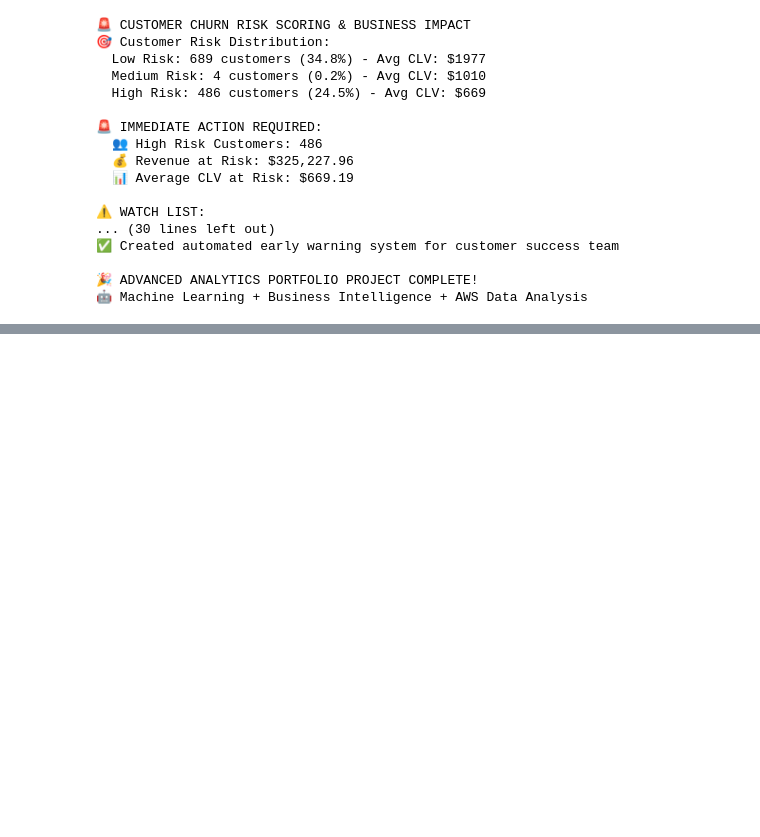
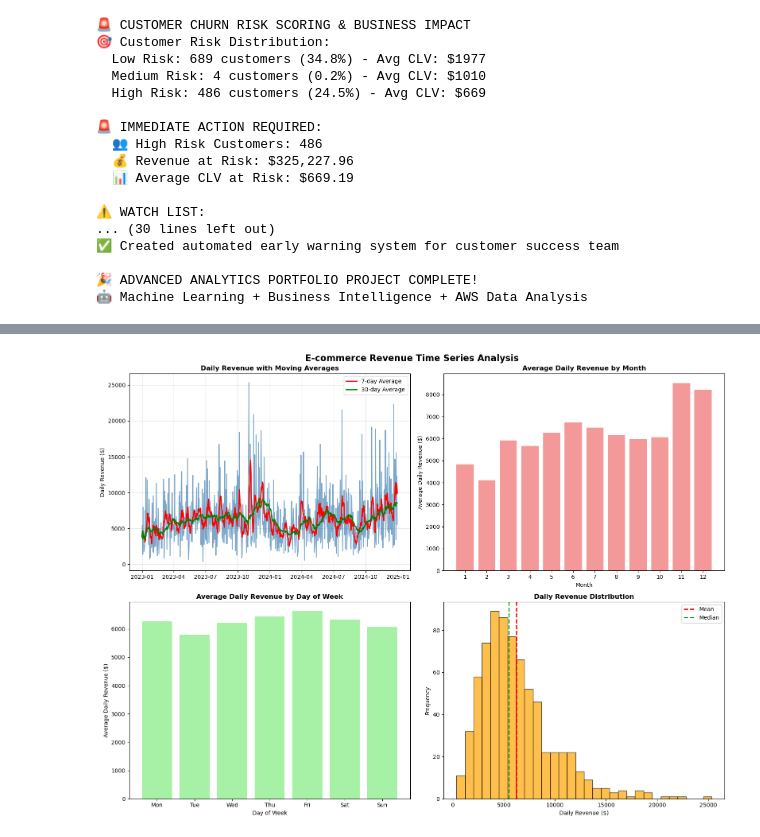
Before and after one commit to sodabasi/ecommerce-analytics-portfolio, a Jupyter notebook: notebooks/01_data_exploration.ipynb, the cells around one changed output, grey strips where cells are left out. Saved outputs shown, nothing was run; the diff lists cells and outputs as text; code cells hidden in the pictures; blank space fills up the shorter version.

```diff
--- a/notebooks/01_data_exploration.ipynb
+++ b/notebooks/01_data_exploration.ipynb
@@ -1954,0 +2048,79 @@ print(f"🤖 Machine Learning + Business Intelligence + AWS Data Analysis")
+# %%
+print("\n📈 TIME SERIES PATTERN ANALYSIS")
+
+# Create comprehensive time series visualizations
+fig, axes = plt.subplots(2, 2, figsize=(16, 12))
+fig.suptitle('E-commerce Revenue Time Series Analysis', fontsize=16, fontweight='bold')
+
+# 1. Daily Revenue Trend
+axes[0,0].plot(daily_sales['date'], daily_sales['daily_revenue'], alpha=0.7, color='steelblue')
+axes[0,0].plot(daily_sales['date'], daily_sales['revenue_7day_avg'], color='red', linewidth=2, label='7-day Average')
+axes[0,0].plot(daily_sales['date'], daily_sales['revenue_30day_avg'], color='green', linewidth=2, label='30-day Average')
+axes[0,0].set_title('Daily Revenue with Moving Averages', fontweight='bold')
+axes[0,0].set_ylabel('Daily Revenue ($)')
+axes[0,0].legend()
+axes[0,0].grid(True, alpha=0.3)
+
+# 2. Seasonal Patterns (Monthly)
+monthly_avg = daily_sales.groupby('month')['daily_revenue'].mean()
+axes[0,1].bar(monthly_avg.index, monthly_avg.values, color='lightcoral', alpha=0.8)
+axes[0,1].set_title('Average Daily Revenue by Month', fontweight='bold')
+axes[0,1].set_xlabel('Month')
+axes[0,1].set_ylabel('Average Daily Revenue ($)')
+axes[0,1].set_xticks(range(1, 13))
+
+# 3. Weekly Patterns
+day_names = ['Mon', 'Tue', 'Wed', 'Thu', 'Fri', 'Sat', 'Sun']
+weekly_avg = daily_sales.groupby('day_of_week')['daily_revenue'].mean()
+axes[1,0].bar(range(7), weekly_avg.values, color='lightgreen', alpha=0.8)
+axes[1,0].set_title('Average Daily Revenue by Day of Week', fontweight='bold')
+axes[1,0].set_xlabel('Day of Week')
+axes[1,0].set_ylabel('Average Daily Revenue ($)')
+axes[1,0].set_xticks(range(7))
+axes[1,0].set_xticklabels(day_names)
+
+# 4. Revenue Distribution
+axes[1,1].hist(daily_sales['daily_revenue'], bins=30, color='orange', alpha=0.7, edgecolor='black')
+axes[1,1].axvline(daily_sales['daily_revenue'].mean(), color='red', linestyle='--', linewidth=2, label='Mean')
+axes[1,1].axvline(daily_sales['daily_revenue'].median(), color='green', linestyle='--', linewidth=2, label='Median')
+axes[1,1].set_title('Daily Revenue Distribution', fontweight='bold')
+axes[1,1].set_xlabel('Daily Revenue ($)')
+axes[1,1].set_ylabel('Frequency')
+axes[1,1].legend()
+
+plt.tight_layout()
+plt.show()
+
+# Seasonality analysis
+print(f"\n🔍 SEASONALITY INSIGHTS:")
+
+# Monthly seasonality
+best_month = monthly_avg.idxmax()
+worst_month = monthly_avg.idxmin()
+month_names = {1: 'January', 2: 'February', 3: 'March', 4: 'April', 5: 'May', 6: 'June',
+               7: 'July', 8: 'August', 9: 'September', 10: 'October', 11: 'November', 12: 'December'}
+
+print(f"  🏆 Best performing month: {month_names[best_month]} (${monthly_avg[best_month]:,.0f}/day)")
+print(f"  📉 Lowest performing month: {month_names[worst_month]} (${monthly_avg[worst_month]:,.0f}/day)")
+print(f"  📊 Seasonal variation: {((monthly_avg.max() - monthly_avg.min()) / monthly_avg.mean() * 100):.1f}%")
+
+# Weekly seasonality
+best_day = weekly_avg.idxmax()
+worst_day = weekly_avg.idxmin()
+print(f"  🏆 Best performing day: {day_names[best_day]} (${weekly_avg[best_day]:,.0f}/day)")
+print(f"  📉 Lowest performing day: {day_names[worst_day]} (${weekly_avg[worst_day]:,.0f}/day)")
+
+# Holiday season impact
+holiday_avg = daily_sales[daily_sales['is_holiday_season'] == 1]['daily_revenue'].mean()
+regular_avg = daily_sales[daily_sales['is_holiday_season'] == 0]['daily_revenue'].mean()
+holiday_boost = (holiday_avg - regular_avg) / regular_avg * 100
+
+print(f"  🎄 Holiday season boost: {holiday_boost:.1f}% higher than regular period")
+
+# Trend analysis
+recent_30_days = daily_sales.tail(30)['daily_revenue'].mean()
+previous_30_days = daily_sales.iloc[-60:-30]['daily_revenue'].mean()
+trend_change = (recent_30_days - previous_30_days) / previous_30_days * 100
+
+print(f"  📈 Recent trend: {trend_change:+.1f}% change (last 30 vs previous 30 days)")
+# %% [output]
@@ -1954,0 +2128 @@ print(f"🤖 Machine Learning + Business Intelligence + AWS Data Analysis")
+[figure, added]
```
Also changed, not shown: parts of 17 cells of this notebook.
